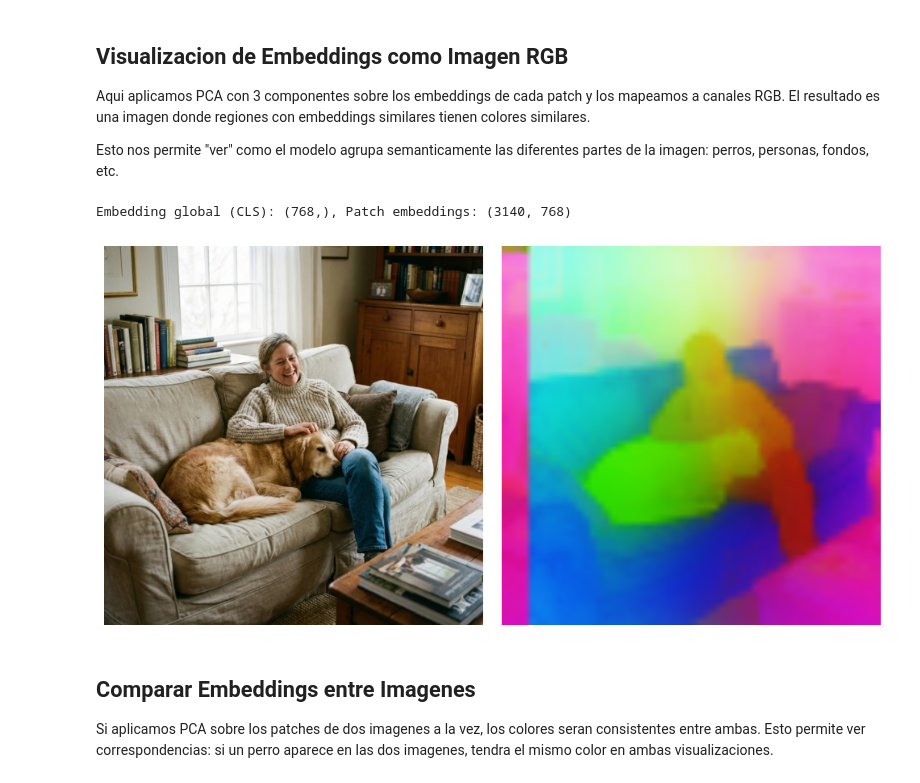
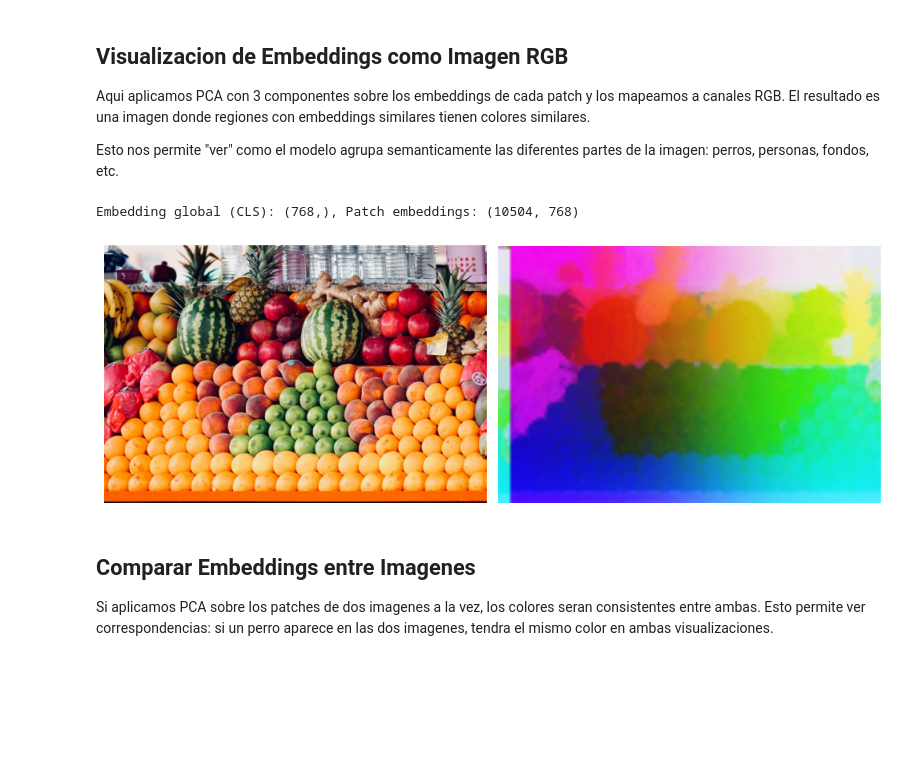
Before and after one commit to sergiovillanueva/Modelos_Fundacionales, a Jupyter notebook: 4_DINO.ipynb, the cells around one changed output. Saved outputs shown, nothing was run; the diff lists cells and outputs as text; code cells hidden in the pictures; blank space fills up the shorter version.

```diff
--- a/4_DINO.ipynb
+++ b/4_DINO.ipynb
@@ -43,7 +43,7 @@ Opcionalmente se puede usar DINO v3, pero hay que aceptar las condiciones en HF
 # %%
 model_name = "facebook/dinov2-base" #DINOV2
 
-# model_name = "facebook/dinov3-vitb16-pretrain-lvd1689m" #DINOv3 (Hay que aceptar los terminos y condiciones en HF y poner el token)
+model_name = "facebook/dinov3-vitb16-pretrain-lvd1689m" #DINOv3 (Hay que aceptar los terminos y condiciones en HF y poner el token)
 
 processor = AutoImageProcessor.from_pretrained(model_name)
 model = AutoModel.from_pretrained(model_name).to(device)
@@ -70,6 +70,9 @@ image_dog2 = Image.open(BytesIO(requests.get(url_dog2).content)).convert("RGB")
 url_fruits = "https://github.com/sergiovillanueva/modelos_fundacionales/raw/main/assets/fruits.jpg"
 image_fruits = Image.open(BytesIO(requests.get(url_fruits).content)).convert("RGB")
 
+url_fruits3 = "https://github.com/sergiovillanueva/modelos_fundacionales/raw/main/assets/fruits3.jpg"
+image_fruits3 = Image.open(BytesIO(requests.get(url_fruits3).content)).convert("RGB")
+
 url_bananas = "https://github.com/sergiovillanueva/modelos_fundacionales/raw/main/assets/bananas.jpg"
 image_bananas = Image.open(BytesIO(requests.get(url_bananas).content)).convert("RGB")
 
@@ -189,33 +178,35 @@ Esto nos permite "ver" como el modelo agrupa semanticamente las diferentes parte
 # %%
 def visualize_embeddings(img):
     """Visualiza los embeddings de parches con colores vibrantes usando PCA + sigmoid"""
     _, patch_emb = extract_embeddings(img)
 
     pixel_values = processor(images=img, return_tensors="pt", do_resize=False, do_center_crop=False)["pixel_values"]
     patch_size = model.config.patch_size
     tokens_h = pixel_values.shape[-2] // patch_size
     tokens_w = pixel_values.shape[-1] // patch_size
     tokens_hw = tokens_h * tokens_w
 
     # PCA y transformación sigmoid para colores vibrantes
     pca = PCA(n_components=3, whiten=True)
     pca_features = pca.fit_transform(patch_emb[:tokens_hw])
     pca_tensor = torch.from_numpy(pca_features).view(tokens_h, tokens_w, 3)
     img_pca_2d = torch.nn.functional.sigmoid(-pca_tensor.mul(2.0)).numpy()
 
     fig, axes = plt.subplots(1, 2, figsize=(10, 5))
     axes[0].imshow(img)
     axes[0].axis("off")
     axes[1].imshow(img_pca_2d, interpolation="bilinear")
     axes[1].axis("off")
     plt.tight_layout()
     plt.show()
 
 
-visualize_embeddings(image_person_dog)
+# visualize_embeddings(image_person_dog)
+
+visualize_embeddings(image_fruits3)
 # %% [output]
-Embedding global (CLS): (768,), Patch embeddings: (3140, 768)
+Embedding global (CLS): (768,), Patch embeddings: (10504, 768)
-[figure, old version]
+[figure, new version]
 # %% [markdown]
 ## Comparar Embeddings entre Imagenes
 
```
Also changed, not shown: parts of 3 cells of this notebook, 6 other files.
